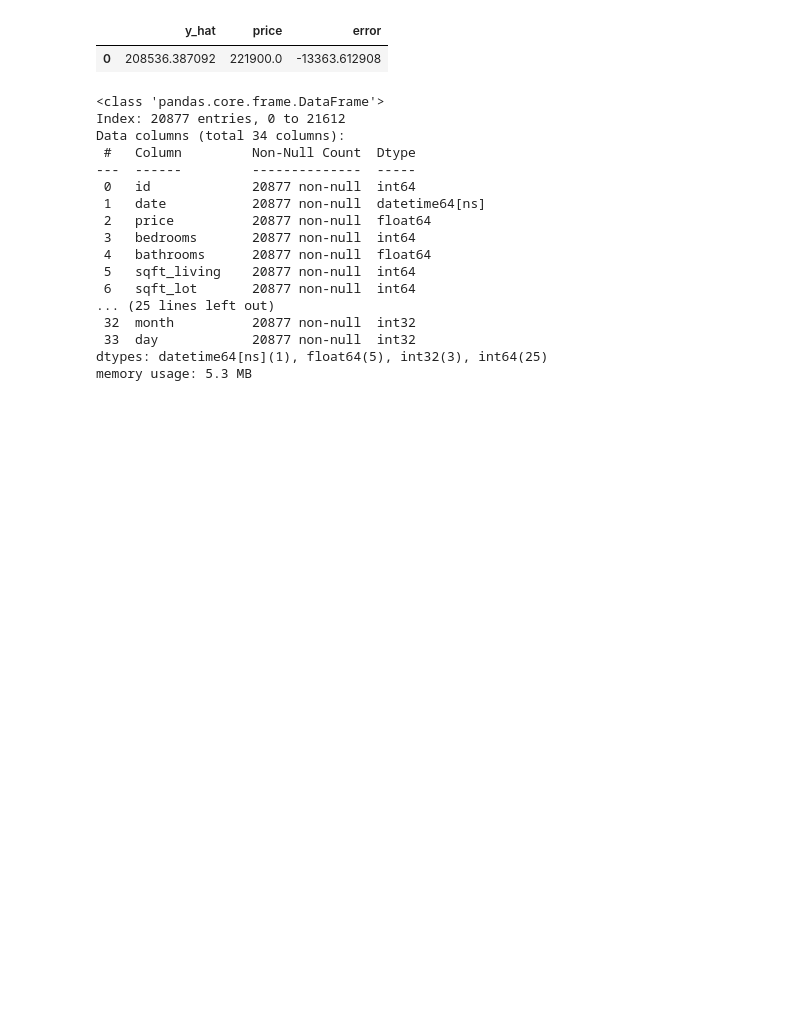
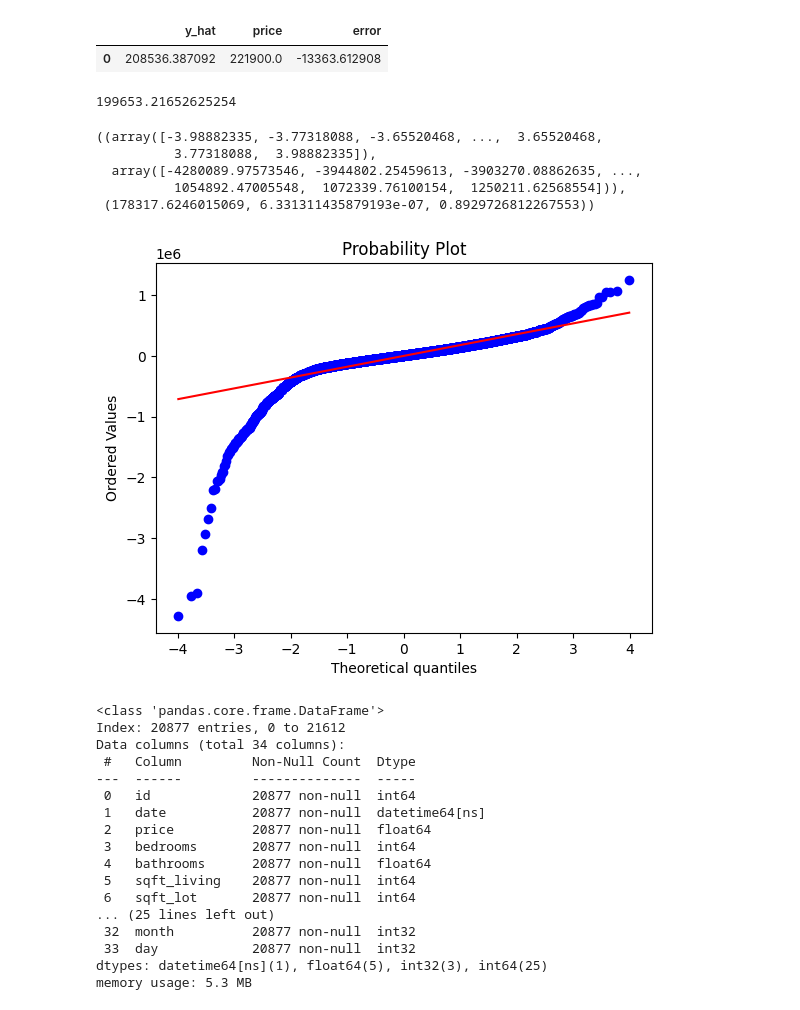
Before and after one commit to zhaobinyyds/Schulich_data_science6110, a Jupyter notebook: assignment 3.ipynb, the cells around one changed output. Saved outputs shown, nothing was run; the diff lists cells and outputs as text; code cells hidden in the pictures; blank space fills up the shorter version.

```diff
--- a/assignment 3.ipynb
+++ b/assignment 3.ipynb
@@ -341,6 +341,22 @@ res.head(1)
 | 0 | 208536.387092 | 221900.0 | -13363.612908 |
 # %%
 res['sq_error'] = res['error']**2
+# %%
+np.sqrt(res['sq_error'].mean())
+# %% [output]
+199653.21652625254
+# %%
+import scipy.stats as stats
+fig = plt.figure()
+ax = fig.add_subplot(111)
+stats.probplot(res['error'], dist='norm', plot=ax)
+# %% [output]
+((array([-3.98882335, -3.77318088, -3.65520468, ...,  3.65520468,
+          3.77318088,  3.98882335]),
+  array([-4280089.97573546, -3944802.25459613, -3903270.08862635, ...,
+          1054892.47005548,  1072339.76100154,  1250211.62568554])),
+ (178317.6246015069, 6.331311435879193e-07, 0.8929726812267553))
+[figure, added]
 # %%
 df.info()
 # %% [output]
```
Also changed, not shown: parts of 1 cell of this notebook.
